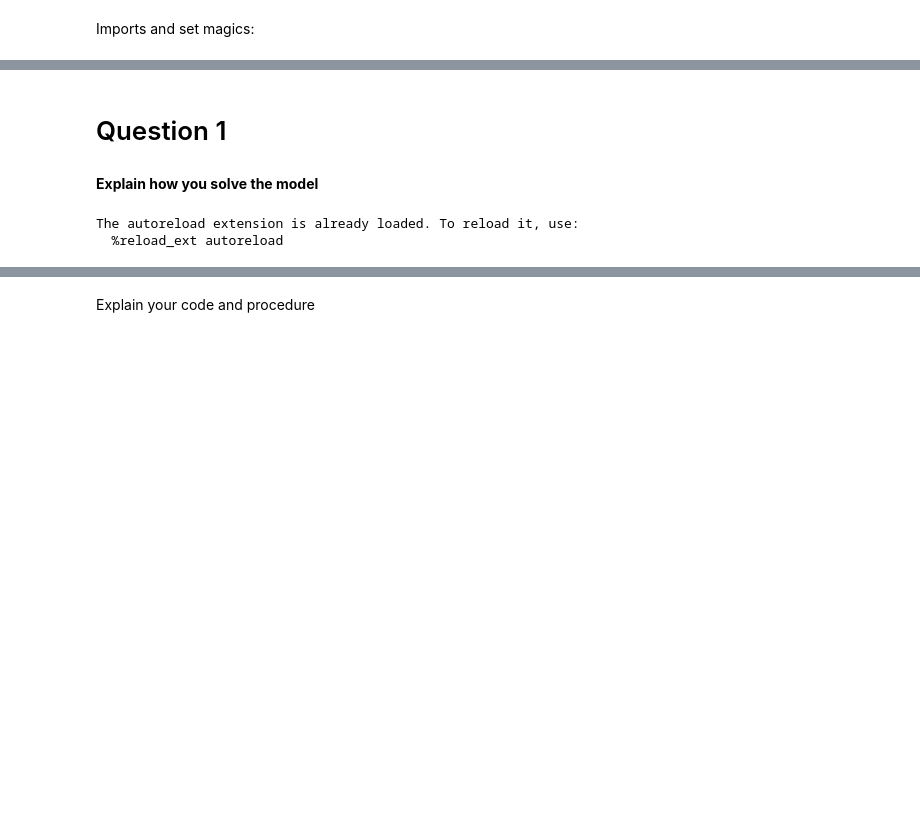
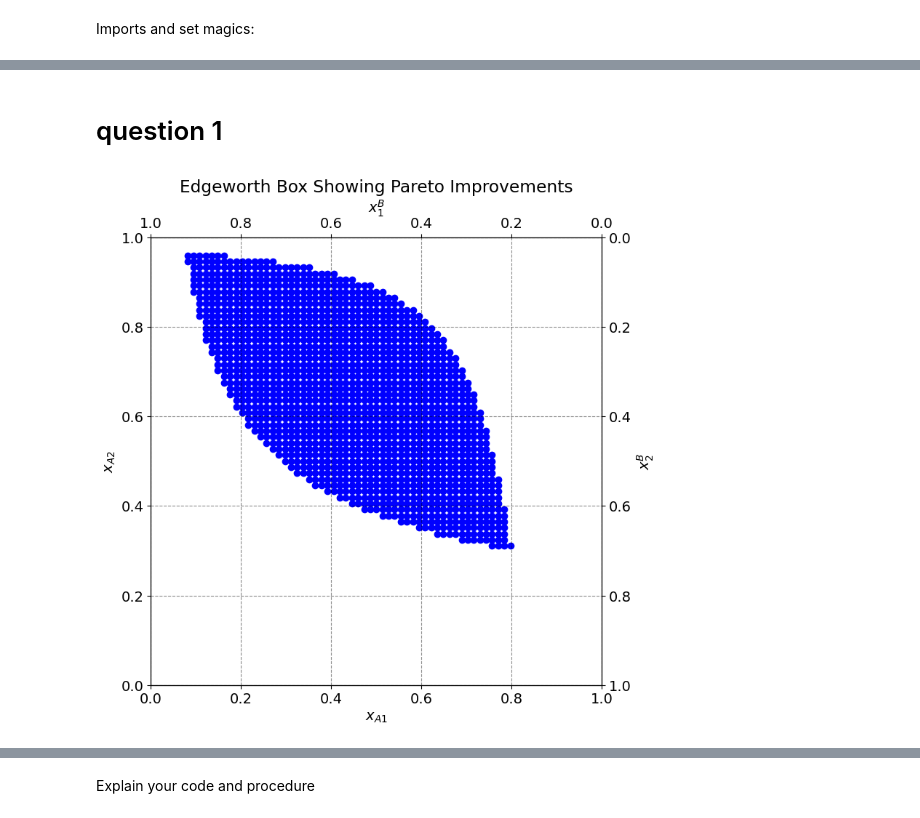
Before and after one commit to NumEconCopenhagen/projects-2024-mikkel-nikolas, a Jupyter notebook: inauguralproject/inauguralproject.ipynb, the cells around one changed output, grey strips where cells are left out. Cells and saved outputs as stored; diff of their text form; code cells hidden in the pictures; blank space fills up the shorter version.

```diff
--- a/inauguralproject/inauguralproject.ipynb
+++ b/inauguralproject/inauguralproject.ipynb
@@ -22,15 +18,3 @@ The autoreload extension is already loaded. To reload it, use:
 # %% [markdown]
-# Question 1
+# question 1
-# %% [markdown]
-**Explain how you solve the model**
-# %%
-import matplotlib.pyplot as plt
-plt.rcParams.update({"axes.grid":True,"grid.color":"black","grid.alpha":"0.25","grid.linestyle":"--"})
-plt.rcParams.update({'font.size': 14})
-
-%load_ext autoreload
-%autoreload 2
-# %% [output]
-The autoreload extension is already loaded. To reload it, use:
-  %reload_ext autoreload
 # %%
@@ -38 +22,67 @@ from Opgave1Nikolas import InauguralprojectClass
+# %%
+model = InauguralprojectClass()
+# %%
+N = 75
+x_grid = np.linspace(0, 1, N)
+
+uA_initial = model.utility_A(model.w1A, model.w2A)
+uB_initial = model.utility_B(model.w1B, model.w2B)
+
+pareto_set = []
+
+for xA1 in x_grid:
+    for xA2 in x_grid:
+        xB1 = 1 - xA1
+        xB2 = 1 - xA2
+
+
+        uA_new = model.utility_A(xA1, xA2)
+        uB_new = model.utility_B(xB1, xB2)
+
+
+        if uA_new >= uA_initial and uB_new >= uB_initial:
+            pareto_set.append((xA1, xA2))
+
+
+pareto_xA1, pareto_xA2 = zip(*pareto_set) if pareto_set else ([], [])
+
+# Plotting the Edgeworth Box with Pareto improvements
+plt.figure(figsize=(8, 8))
+
+
+plt.scatter(pareto_xA1, pareto_xA2, color='blue', label='Pareto Improvements for A')
+
+
+plt.xlabel('$x_{A1}$')
+plt.ylabel('$x_{A2}$')
+
+plt.xlim(0, 1)
+plt.ylim(0, 1)
+
+
+ax2 = plt.twiny()
+ax3 = plt.twinx()
+
+ax2.set_xlim(0, 1)
+ax3.set_ylim(0, 1)
+
+
+ax2.set_xlabel('$x_1^B$')
+ax3.set_ylabel('$x_2^B$')
+
+
+ax2.xaxis.set_label_position('top')
+ax3.yaxis.set_label_position('right')
+ax2.xaxis.tick_top()
+ax3.yaxis.tick_right()
+ax2.invert_xaxis()
+ax3.invert_yaxis()
+
+plt.title('Edgeworth Box Showing Pareto Improvements')
+plt.grid(True)
+
+
+plt.show()
+# %% [output]
+[figure, added]
 # %% [markdown]
```
Also changed, not shown: parts of 33 cells of this notebook.
